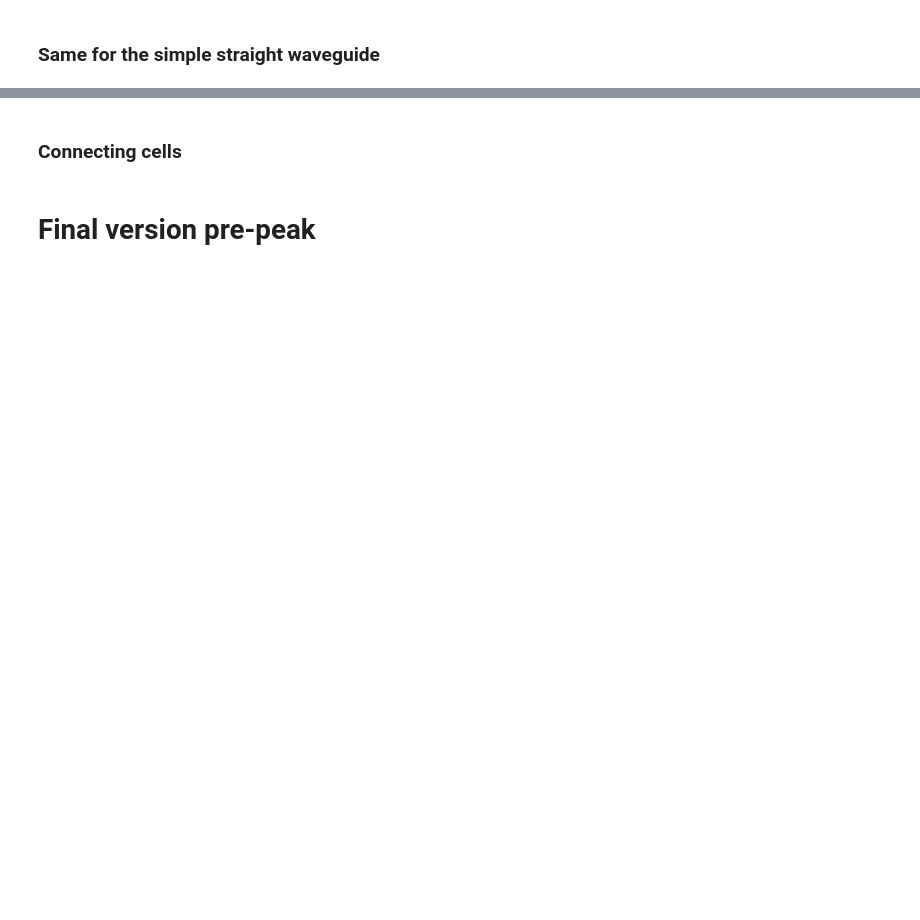
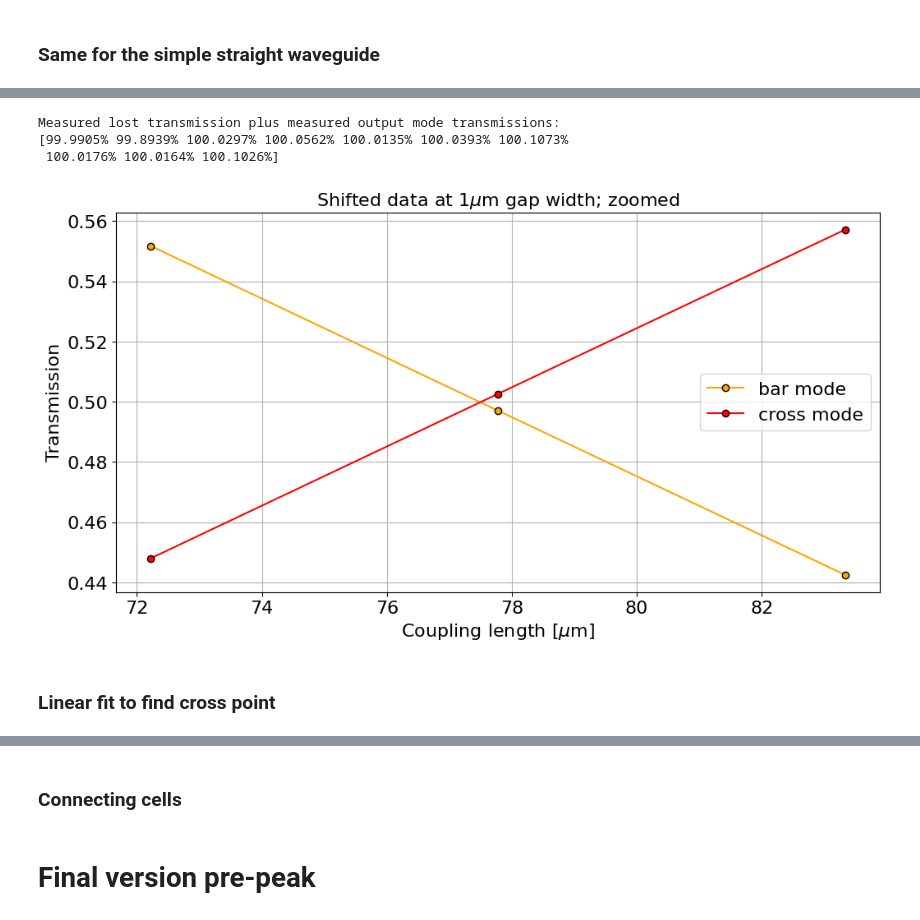
Before and after one commit to Szyli/Bell-decomposition, a Jupyter notebook: test_sMZI.ipynb, the cells around one changed output, grey strips where cells are left out. Drawn from its saved outputs; the diff is of its cells as text; code cells hidden in the pictures; blank space fills up the shorter version.

```diff
--- a/test_sMZI.ipynb
+++ b/test_sMZI.ipynb
@@ -612,0 +797,4 @@ GDS_AUTOEXPORT_MAIN({"layer_def": layer_def, "gds_filename": gds_filename, "verb
+# %%
+loss_t = 1 - (bar_t + cross_t)
+in_mode_t = np.array([0.99973,0.99973,0.999734,0.999804,0.999802,0.999729,0.99973,0.999734,0.999734,0.999731])
+loss_t_real = in_mode_t - (bar_t + cross_t)
@@ -612,0 +842,24 @@ GDS_AUTOEXPORT_MAIN({"layer_def": layer_def, "gds_filename": gds_filename, "verb
+# %%
+print("Measured lost transmission plus measured output mode transmissions:\n{}\
+      ".format(np.array2string((bar_t+cross_t+meas_def)*100, formatter={'float_kind':'{0:.4f}%'.format})))
+# %% [output]
+Measured lost transmission plus measured output mode transmissions:
+[99.9905% 99.8939% 100.0297% 100.0562% 100.0135% 100.0393% 100.1073%
+ 100.0176% 100.0164% 100.1026%]
+# %%
+lim_bot = 4
+lim_top = 7
+plt.figure(figsize=(12,6))
+plt.plot(lens[lim_bot:lim_top]-200, bar_t[lim_bot:lim_top] + loss_t_real[lim_bot:lim_top]/2, marker='o', ms=6, c="orange", mec = "black")
+plt.plot(lens[lim_bot:lim_top]-200, cross_t[lim_bot:lim_top] + loss_t_real[lim_bot:lim_top]/2, marker='o', ms=6, c="red", mec = "black")
+plt.xlabel(r"Coupling length [$\mu$m]", fontsize=16)
+plt.ylabel("Transmission", fontsize=16)
+plt.yticks(fontsize=16)
+plt.xticks(fontsize=16)
+plt.legend(["bar mode", "cross mode"], fontsize=16)
+plt.title(r"Shifted data at 1$\mu$m gap width; zoomed", fontsize=16)
+plt.grid(True)
+# %% [output]
+[figure, added]
+# %% [markdown]
+### Linear fit to find cross point
```
Also changed, not shown: parts of 45 cells of this notebook, 1 other file.
